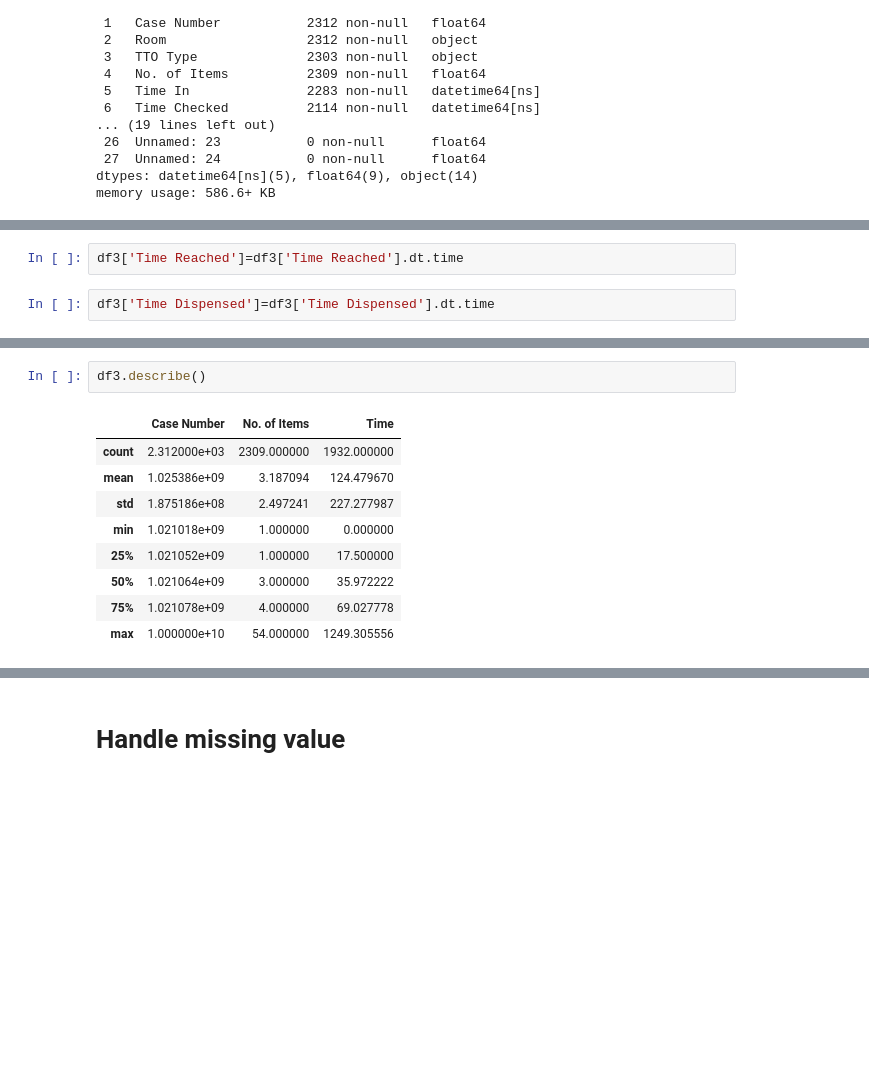
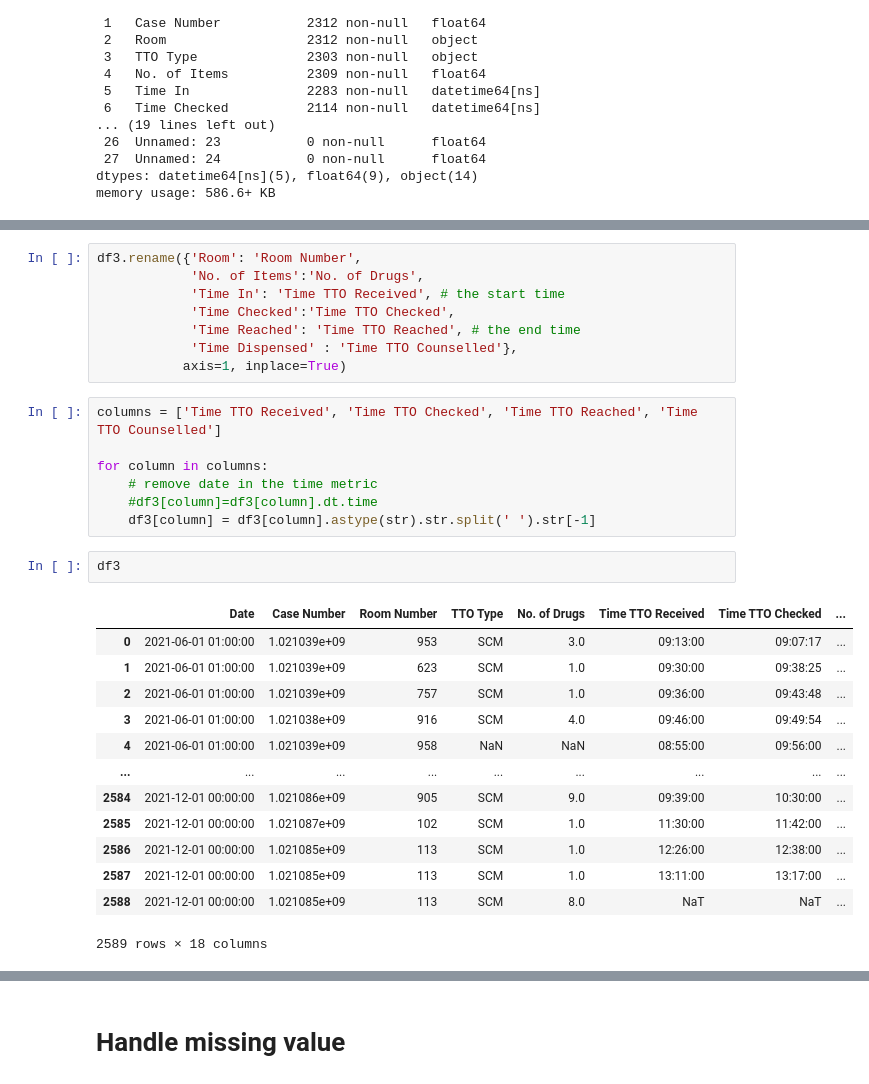
Before and after one commit to RoystonCXW/IS447---Smart-Healthcare, a Jupyter notebook: IS447/System/Data/Pharmacy Dept/Data Cleaning/GEH_Cleaning.ipynb, the cells around one changed output, grey strips where cells are left out. Drawn from its saved outputs; the diff is of its cells as text; blank space fills up the shorter version.

```diff
--- a/IS447/System/Data/Pharmacy Dept/Data Cleaning/GEH_Cleaning.ipynb
+++ b/IS447/System/Data/Pharmacy Dept/Data Cleaning/GEH_Cleaning.ipynb
@@ -357,4 +367,0 @@ df3['Time In']=df3['Time In'].dt.time
-# %%
-df3['Time Reached']=df3['Time Reached'].dt.time
-# %%
-df3['Time Dispensed']=df3['Time Dispensed'].dt.time
@@ -390,12 +390,31 @@ memory usage: 323.6+ KB
+# %%
+df3.rename({'Room': 'Room Number',
+            'No. of Items':'No. of Drugs',
+            'Time In': 'Time TTO Received', # the start time
+            'Time Checked':'Time TTO Checked',
+            'Time Reached': 'Time TTO Reached', # the end time
+            'Time Dispensed' : 'Time TTO Counselled'},
+           axis=1, inplace=True)
+# %%
+columns = ['Time TTO Received', 'Time TTO Checked', 'Time TTO Reached', 'Time TTO Counselled']
+
+for column in columns:
+    # remove date in the time metric
+    #df3[column]=df3[column].dt.time
+    df3[column] = df3[column].astype(str).str.split(' ').str[-1]
 # %%
-df3.describe()
+df3
 # %% [output]
-|  | Case Number | No. of Items | Time |
-| count | 2.312000e+03 | 2309.000000 | 1932.000000 |
-| mean | 1.025386e+09 | 3.187094 | 124.479670 |
-| std | 1.875186e+08 | 2.497241 | 227.277987 |
-| min | 1.021018e+09 | 1.000000 | 0.000000 |
-| 25% | 1.021052e+09 | 1.000000 | 17.500000 |
-| 50% | 1.021064e+09 | 3.000000 | 35.972222 |
-| 75% | 1.021078e+09 | 4.000000 | 69.027778 |
-| max | 1.000000e+10 | 54.000000 | 1249.305556 |
+|  | Date | Case Number | Room Number | TTO Type | No. of Drugs | Time TTO Received | Time TTO Checked | ... |
+| 0 | 2021-06-01 01:00:00 | 1.021039e+09 | 953 | SCM | 3.0 | 09:13:00 | 09:07:17 | ... |
+| 1 | 2021-06-01 01:00:00 | 1.021039e+09 | 623 | SCM | 1.0 | 09:30:00 | 09:38:25 | ... |
+| 2 | 2021-06-01 01:00:00 | 1.021039e+09 | 757 | SCM | 1.0 | 09:36:00 | 09:43:48 | ... |
+| 3 | 2021-06-01 01:00:00 | 1.021038e+09 | 916 | SCM | 4.0 | 09:46:00 | 09:49:54 | ... |
+| 4 | 2021-06-01 01:00:00 | 1.021039e+09 | 958 | NaN | NaN | 08:55:00 | 09:56:00 | ... |
+| ... | ... | ... | ... | ... | ... | ... | ... | ... |
+| 2584 | 2021-12-01 00:00:00 | 1.021086e+09 | 905 | SCM | 9.0 | 09:39:00 | 10:30:00 | ... |
+| 2585 | 2021-12-01 00:00:00 | 1.021087e+09 | 102 | SCM | 1.0 | 11:30:00 | 11:42:00 | ... |
+| 2586 | 2021-12-01 00:00:00 | 1.021085e+09 | 113 | SCM | 1.0 | 12:26:00 | 12:38:00 | ... |
+| 2587 | 2021-12-01 00:00:00 | 1.021085e+09 | 113 | SCM | 1.0 | 13:11:00 | 13:17:00 | ... |
+| 2588 | 2021-12-01 00:00:00 | 1.021085e+09 | 113 | SCM | 8.0 | NaT | NaT | ... |
+2589 rows × 18 columns
```
Also changed, not shown: parts of 89 cells of this notebook, 4 other files.
